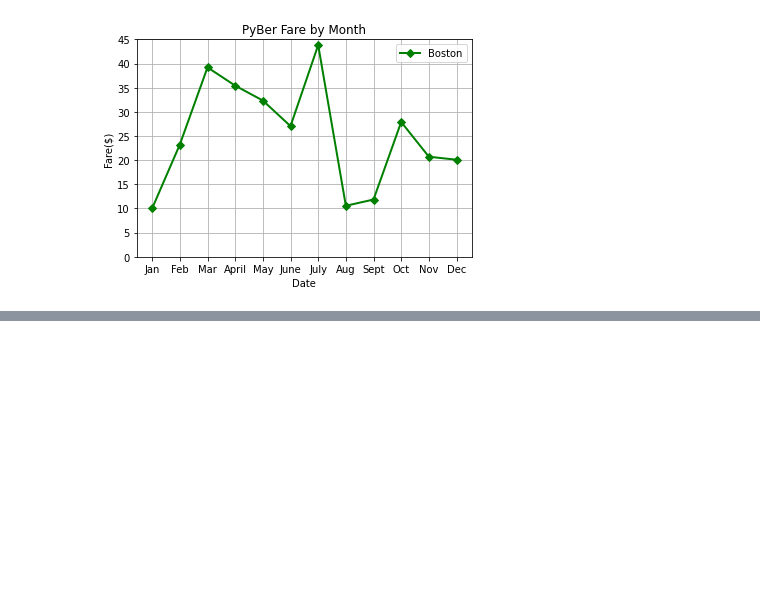
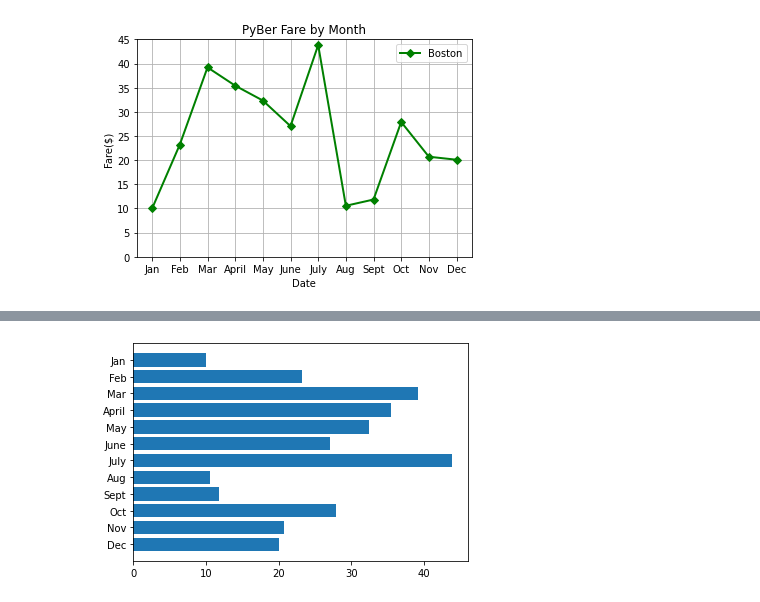
Before and after one commit to evflores001/PyBer_Analysis, a Jupyter notebook: matplotlib_practice.ipynb, the cells around one changed output, grey strips where cells are left out. Saved outputs shown, nothing was run; the diff lists cells and outputs as text; code cells hidden in the pictures; blank space fills up the shorter version.

```diff
--- a/matplotlib_practice.ipynb
+++ b/matplotlib_practice.ipynb
@@ -68,0 +99,6 @@ ax.grid()
+# %%
+# Create inverted plot
+plt.barh(x_axis, y_axis)
+plt.gca().invert_yaxis()
+# %% [output]
+[figure, added]
```
Also changed, not shown: parts of 24 cells of this notebook, 2 other files.
